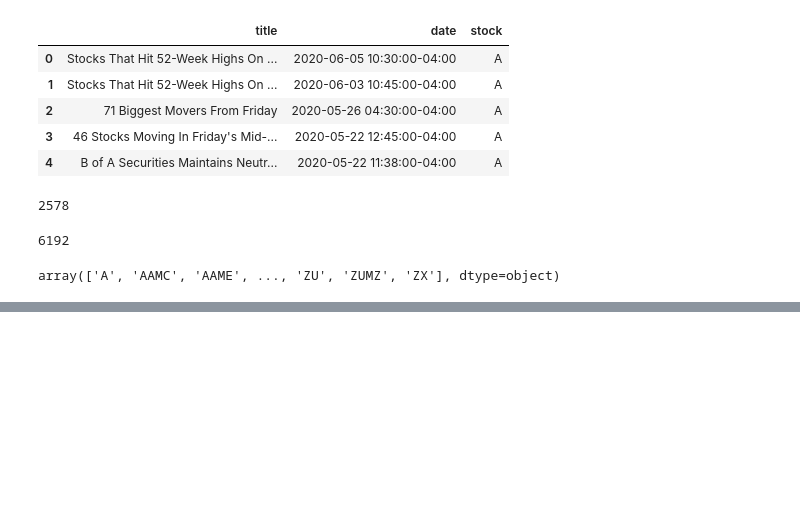
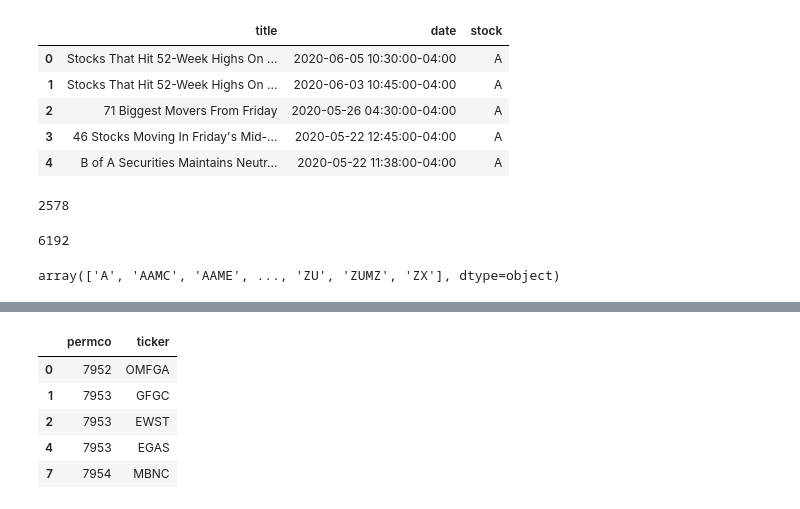
Before and after one commit to Wfiles/iti-8k-analysis, a Jupyter notebook: news_permco.ipynb, the cells around one changed output, grey strips where cells are left out. Drawn from its saved outputs; the diff is of its cells as text; code cells hidden in the pictures; blank space fills up the shorter version.

```diff
--- a/news_permco.ipynb
+++ b/news_permco.ipynb
@@ -252,0 +277,9 @@ tickers_df = db.get_table(library='crsp', table='stocknames')
+# %%
+stocknames.head()
+# %% [output]
+|  | permco | ticker |
+| 0 | 7952 | OMFGA |
+| 1 | 7953 | GFGC |
+| 2 | 7953 | EWST |
+| 4 | 7953 | EGAS |
+| 7 | 7954 | MBNC |
```
Also changed, not shown: parts of 11 cells of this notebook, 1 other file.
